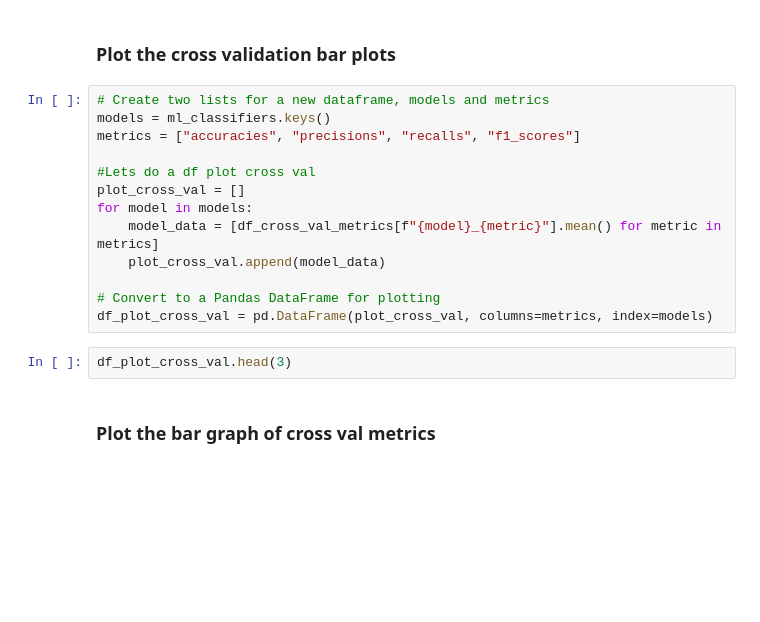
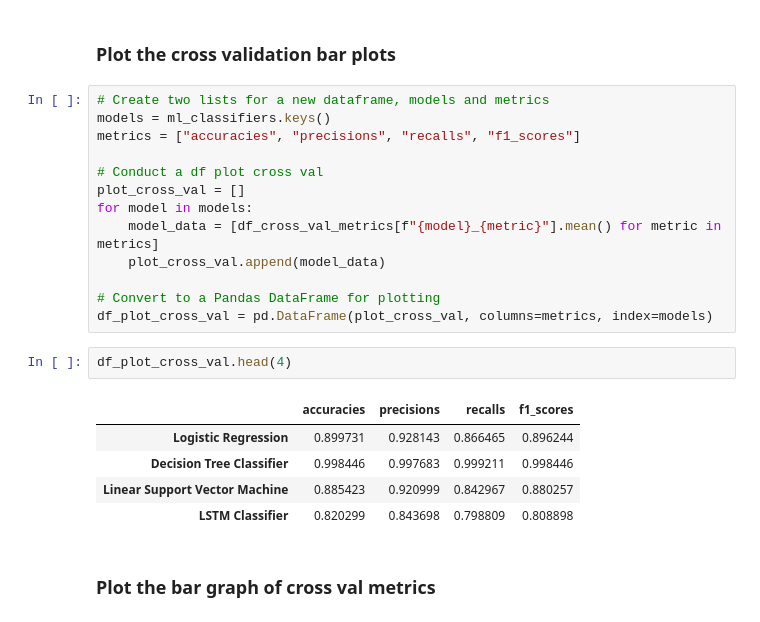
Before and after one commit to juanpajedrez/AAI-501-Final-Project-Code, a Jupyter notebook: notebooks/ml_fraud_algos.ipynb, the cells around one changed output. Saved outputs shown, nothing was run; the diff lists cells and outputs as text; blank space fills up the shorter version.

```diff
--- a/notebooks/ml_fraud_algos.ipynb
+++ b/notebooks/ml_fraud_algos.ipynb
@@ -417,7 +448,7 @@ df_cross_val_metrics.head(2)
 models = ml_classifiers.keys()
 metrics = ["accuracies", "precisions", "recalls", "f1_scores"]
 
-#Lets do a df plot cross val
+# Conduct a df plot cross val
 plot_cross_val = []
 for model in models:
     model_data = [df_cross_val_metrics[f"{model}_{metric}"].mean() for metric in metrics]
@@ -426,7 +457,13 @@ for model in models:
 # Convert to a Pandas DataFrame for plotting
 df_plot_cross_val = pd.DataFrame(plot_cross_val, columns=metrics, index=models)
 # %%
-df_plot_cross_val.head(3)
+df_plot_cross_val.head(4)
+# %% [output]
+|  | accuracies | precisions | recalls | f1_scores |
+| Logistic Regression | 0.899731 | 0.928143 | 0.866465 | 0.896244 |
+| Decision Tree Classifier | 0.998446 | 0.997683 | 0.999211 | 0.998446 |
+| Linear Support Vector Machine | 0.885423 | 0.920999 | 0.842967 | 0.880257 |
+| LSTM Classifier | 0.820299 | 0.843698 | 0.798809 | 0.808898 |
 # %% [markdown]
 ### Plot the bar graph of cross val metrics
 # %%
```
Also changed, not shown: parts of 37 cells of this notebook, 3 other files.
